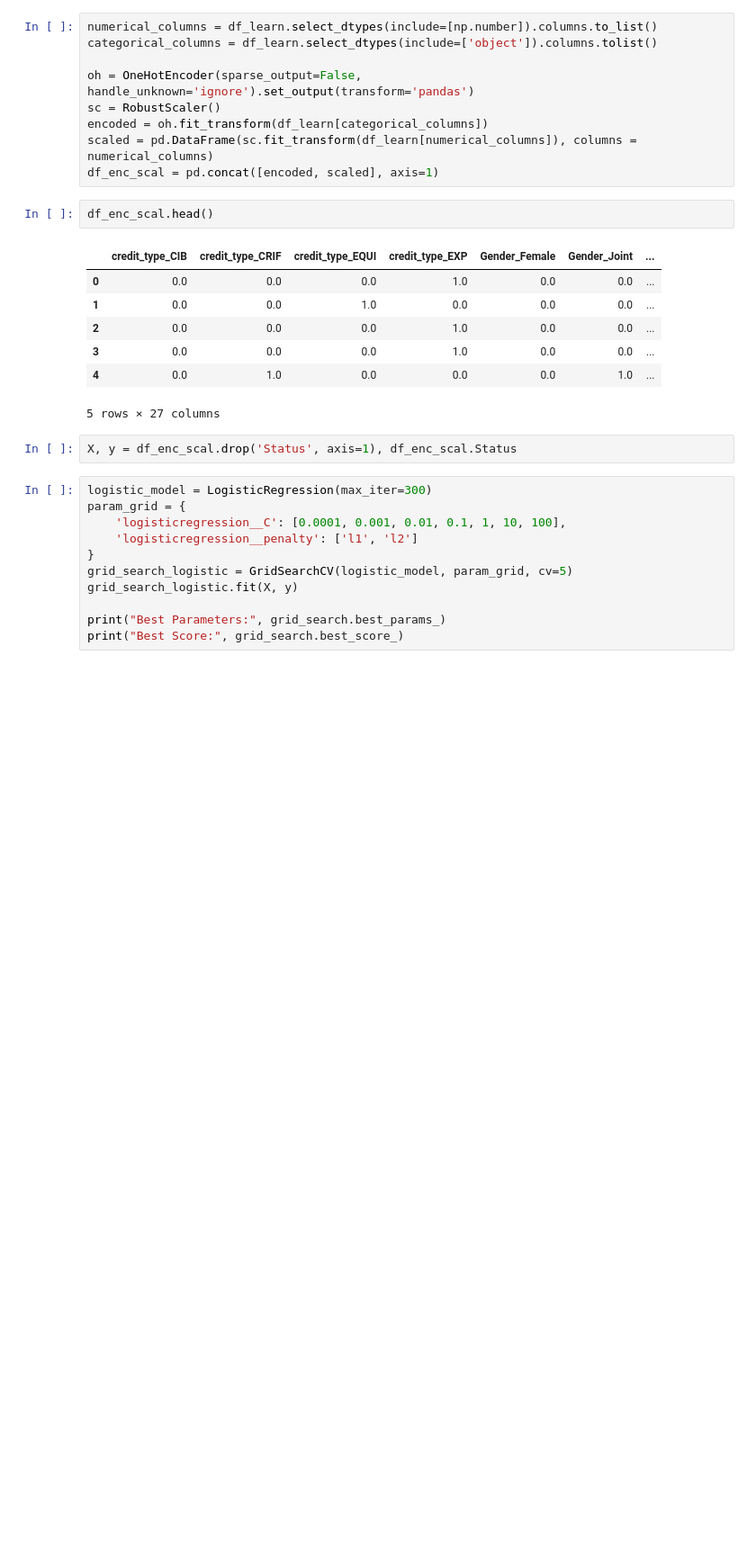
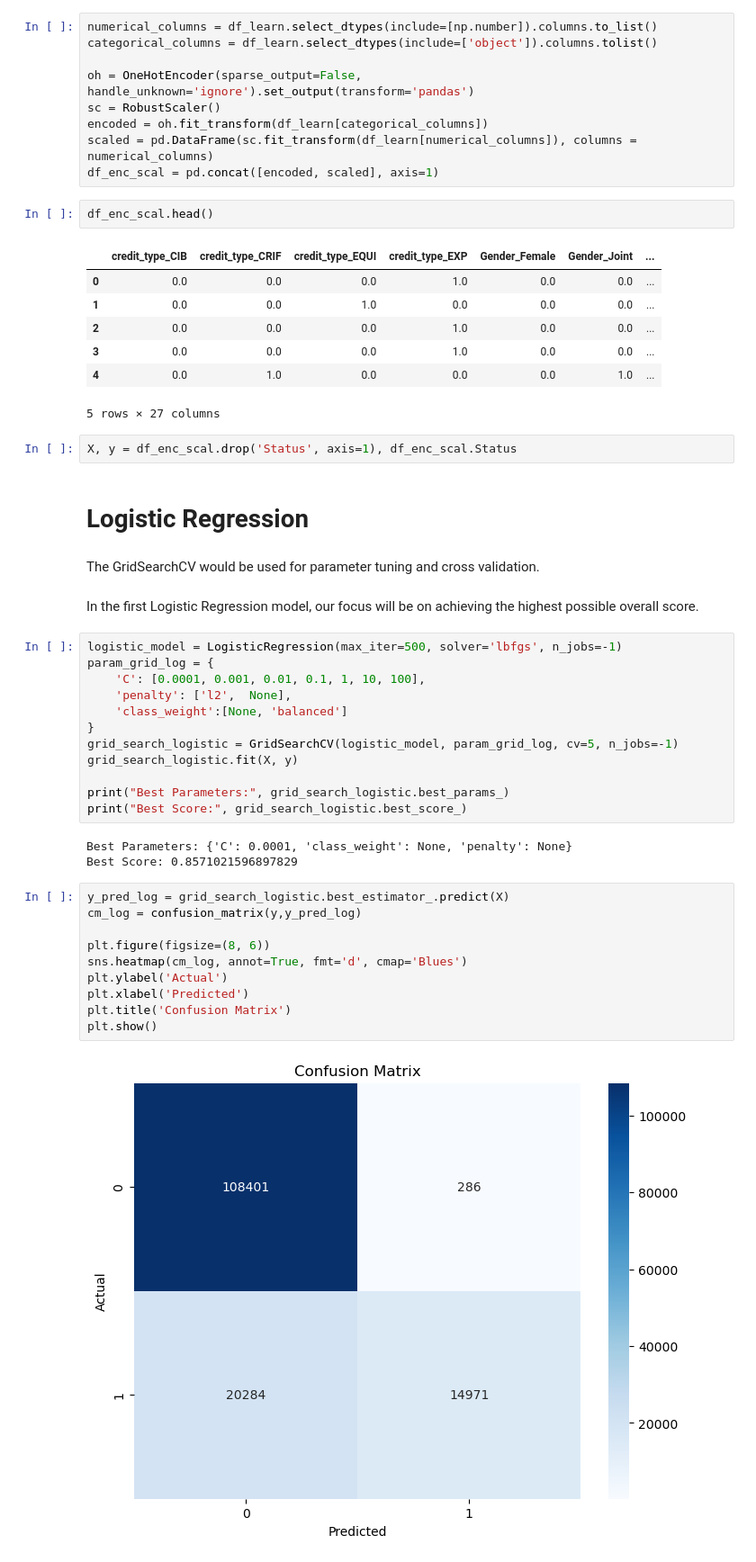
Before and after one commit to BartlomiejGaw/Loan_Default_Prediction, a Jupyter notebook: Loan_Default_Prediction.ipynb, the cells around one changed output. Shown at 90% size. Saved outputs shown, nothing was run; the diff lists cells and outputs as text; blank space fills up the shorter version.

Commit message:
calculated woe and iv, choose fetures based on iv, trained 2 logistic models, first one to obtain best overall accuracy, second to reduce False Negatives

```diff
--- a/Loan_Default_Prediction.ipynb
+++ b/Loan_Default_Prediction.ipynb
@@ -114,14 +105,36 @@ df_enc_scal.head()
 5 rows × 27 columns
 # %%
 X, y = df_enc_scal.drop('Status', axis=1), df_enc_scal.Status
+# %% [markdown]
+# Logistic Regression
+# %% [markdown]
+The GridSearchCV would be used for parameter tuning and cross validation.
+# %% [markdown]
+In the first Logistic Regression model, our focus will be on achieving the highest possible overall score.
 # %%
-logistic_model = LogisticRegression(max_iter=300)
-param_grid = {
-    'logisticregression__C': [0.0001, 0.001, 0.01, 0.1, 1, 10, 100],
-    'logisticregression__penalty': ['l1', 'l2']
+logistic_model = LogisticRegression(max_iter=500, solver='lbfgs', n_jobs=-1)
+param_grid_log = {
+    'C': [0.0001, 0.001, 0.01, 0.1, 1, 10, 100],
+    'penalty': ['l2',  None],
+    'class_weight':[None, 'balanced']
 }
-grid_search_logistic = GridSearchCV(logistic_model, param_grid, cv=5)
+grid_search_logistic = GridSearchCV(logistic_model, param_grid_log, cv=5, n_jobs=-1)
 grid_search_logistic.fit(X, y)
 
-print("Best Parameters:", grid_search.best_params_)
-print("Best Score:", grid_search.best_score_)
+print("Best Parameters:", grid_search_logistic.best_params_)
+print("Best Score:", grid_search_logistic.best_score_)
+# %% [output]
+Best Parameters: {'C': 0.0001, 'class_weight': None, 'penalty': None}
+Best Score: 0.8571021596897829
+# %%
+y_pred_log = grid_search_logistic.best_estimator_.predict(X)
+cm_log = confusion_matrix(y,y_pred_log)
+
+plt.figure(figsize=(8, 6))
+sns.heatmap(cm_log, annot=True, fmt='d', cmap='Blues')
+plt.ylabel('Actual')
+plt.xlabel('Predicted')
+plt.title('Confusion Matrix')
+plt.show()
+# %% [output]
+[figure, added]
```
Also changed, not shown: parts of 11 cells of this notebook.
